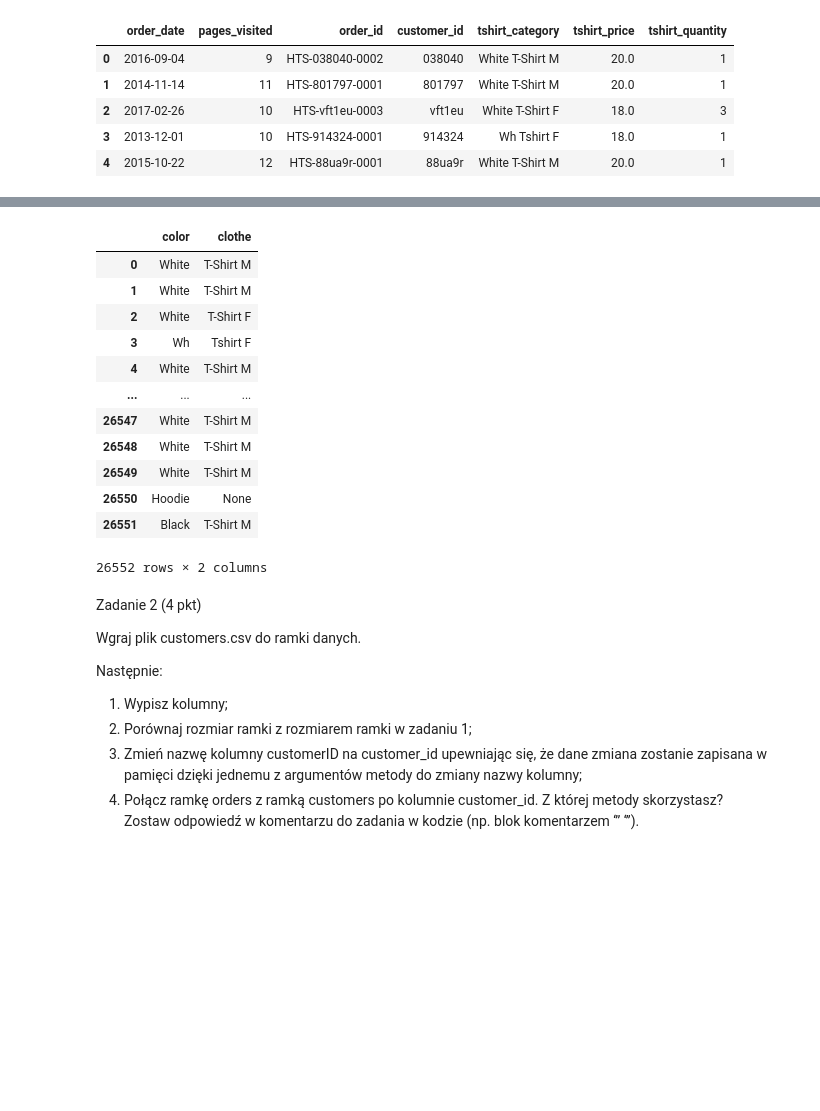
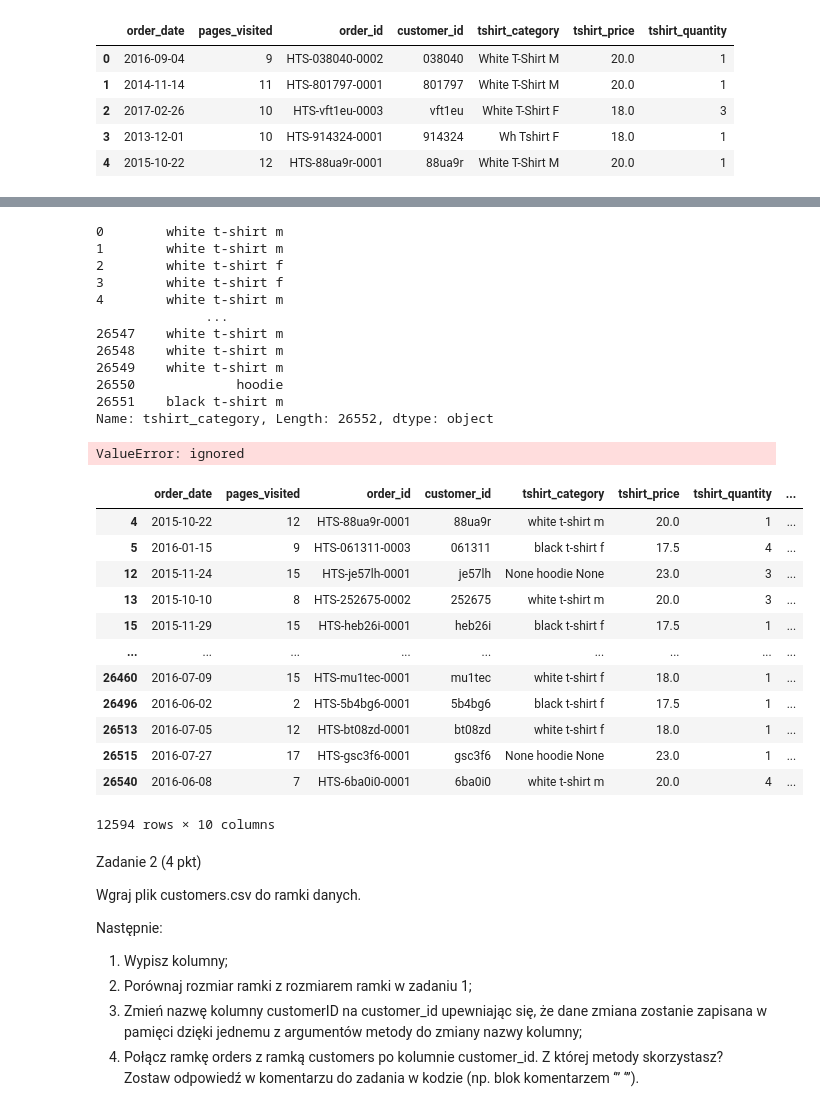
Before and after one commit to s29053/PAD, a Jupyter notebook: 04_PAD_praca_domowa.ipynb, the cells around one changed output, grey strips where cells are left out. Drawn from its saved outputs; the diff is of its cells as text; code cells hidden in the pictures; blank space fills up the shorter version.

```diff
--- a/04_PAD_praca_domowa.ipynb
+++ b/04_PAD_praca_domowa.ipynb
@@ -99,26 +98,65 @@ Number of unique values:
 # dla każdej kategorii funkcjonuje jedna nazwa, np. zamiast white i wh jest tylko
 # jedna wersja white. Skorzystaj z klasy string i metody apply
 
-orders = pd.read_csv("orders.csv")
-orders[["color", "clothe"]] = orders['tshirt_category'].str.split(" ", 1, expand=True)
-# orders['tshirt_category'] = orders['tshirt_category'].str.replace(r'shirt', "T-Shirt")
-# orders['tshirt_category'] = orders['tshirt_category'].str.replace(r'^Wh[ ].*$', "White", regex=True)
-# orders['tshirt_category'].unique()
-orders[["color", "clothe"]]
+orders['tshirt_category'] = orders['tshirt_category'].apply(lambda x: x.lower())
+orders['tshirt_category'] = orders['tshirt_category'].str.replace(" shirt", " t-shirt")
+orders['tshirt_category'] = orders['tshirt_category'].str.replace(" tshirt", " t-shirt")
+orders['tshirt_category'] = orders['tshirt_category'].str.replace("tennis t-shirt", "t-shirt")
+orders['tshirt_category'] = orders['tshirt_category'].str.replace("wh ", "white ")
+orders['tshirt_category'] = orders['tshirt_category'].str.replace("bl ", "black ")
+
+orders1 = orders.copy()
+
+orders['tshirt_category']
 # %% [output]
-|  | color | clothe |
-| 0 | White | T-Shirt M |
-| 1 | White | T-Shirt M |
-| 2 | White | T-Shirt F |
-| 3 | Wh | Tshirt F |
-| 4 | White | T-Shirt M |
-| ... | ... | ... |
-| 26547 | White | T-Shirt M |
-| 26548 | White | T-Shirt M |
-| 26549 | White | T-Shirt M |
-| 26550 | Hoodie | None |
-| 26551 | Black | T-Shirt M |
-26552 rows × 2 columns
+0        white t-shirt m
+1        white t-shirt m
+2        white t-shirt f
+3        white t-shirt f
+4        white t-shirt m
+              ...
+26547    white t-shirt m
+26548    white t-shirt m
+26549    white t-shirt m
+26550             hoodie
+26551    black t-shirt m
+Name: tshirt_category, Length: 26552, dtype: object
+# %%
+# Rozdziel kolumnę tshirt category na 3 kolumny: tshirt_type, która będzie mówiła
+# o tym czy jest to koszulka, bluza czy coś innego, tshirt_size, która będzie
+# informowała o rozmiarze koszulki, i tshirt_colour, która będzie informowała o
+#  kolorze. Skorzystaj z metody apply.
+def my_split(x):
+  split1 = x.split(' ')
+  if split1[0] in ["white", "black"]:
+    return x
+  return f"None {x} None"
+
+orders['tshirt_category'] = orders['tshirt_category'].apply(lambda x: my_split(x))
+orders[['tshirt_colour', 'tshirt_type', 'tshirt_size']] = orders['tshirt_category'].str.split(' ', expand=True)
+orders.drop('tshirt_category', inplace=True)
+orders[['tshirt_colour', 'tshirt_type',   'tshirt_size']]
+# %% [output]
+ValueError: ignored
+# %%
+# Znajdź zamówienia złożone między 31 grudnia 2014 a 2 sierpnia 2016.
+orders['order_date'] = pd.to_datetime(orders['order_date'])
+mask = (orders['order_date'] > '2014-12-31') & (orders['order_date'] < '2016-8-2')
+orders.loc[mask]
+# %% [output]
+|  | order_date | pages_visited | order_id | customer_id | tshirt_category | tshirt_price | tshirt_quantity | ... |
+| 4 | 2015-10-22 | 12 | HTS-88ua9r-0001 | 88ua9r | white t-shirt m | 20.0 | 1 | ... |
+| 5 | 2016-01-15 | 9 | HTS-061311-0003 | 061311 | black t-shirt f | 17.5 | 4 | ... |
+| 12 | 2015-11-24 | 15 | HTS-je57lh-0001 | je57lh | None hoodie None | 23.0 | 3 | ... |
+| 13 | 2015-10-10 | 8 | HTS-252675-0002 | 252675 | white t-shirt m | 20.0 | 3 | ... |
+| 15 | 2015-11-29 | 15 | HTS-heb26i-0001 | heb26i | black t-shirt f | 17.5 | 1 | ... |
+| ... | ... | ... | ... | ... | ... | ... | ... | ... |
+| 26460 | 2016-07-09 | 15 | HTS-mu1tec-0001 | mu1tec | white t-shirt f | 18.0 | 1 | ... |
+| 26496 | 2016-06-02 | 2 | HTS-5b4bg6-0001 | 5b4bg6 | black t-shirt f | 17.5 | 1 | ... |
+| 26513 | 2016-07-05 | 12 | HTS-bt08zd-0001 | bt08zd | white t-shirt f | 18.0 | 1 | ... |
+| 26515 | 2016-07-27 | 17 | HTS-gsc3f6-0001 | gsc3f6 | None hoodie None | 23.0 | 1 | ... |
+| 26540 | 2016-06-08 | 7 | HTS-6ba0i0-0001 | 6ba0i0 | white t-shirt m | 20.0 | 4 | ... |
+12594 rows × 10 columns
 # %% [markdown]
 Zadanie 2 (4 pkt)
 
```
Also changed, not shown: parts of 1 cell of this notebook.
